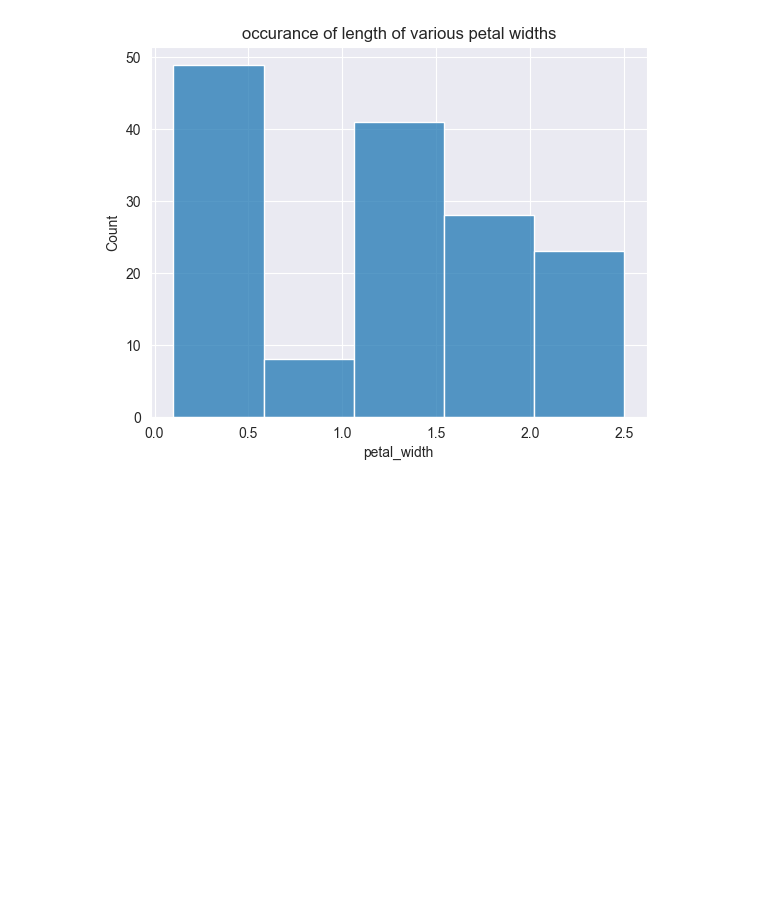
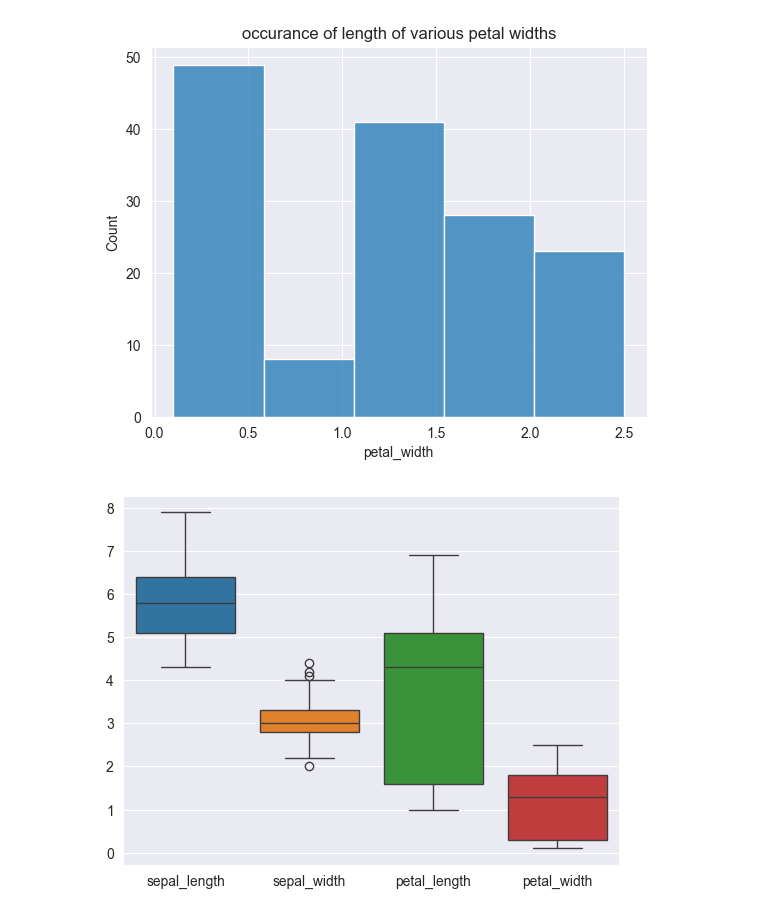
Before and after one commit to MLN142/Iris_flower_classification, a Jupyter notebook: IRIS.ipynb, the cells around one changed output. Cells and saved outputs as stored; diff of their text form; code cells hidden in the pictures; blank space fills up the shorter version.

```diff
--- a/IRIS.ipynb
+++ b/IRIS.ipynb
@@ -117,3 +117,7 @@ ax.set_title("occurance of length of various petal widths")
 # %% [output]
 Text(0.5, 1.0, 'occurance of length of various petal widths')
 [figure]
+# %%
+ax=sns.boxplot(data=df)
+# %% [output]
+[figure, added]
```
Also changed, not shown: parts of 4 cells of this notebook.
